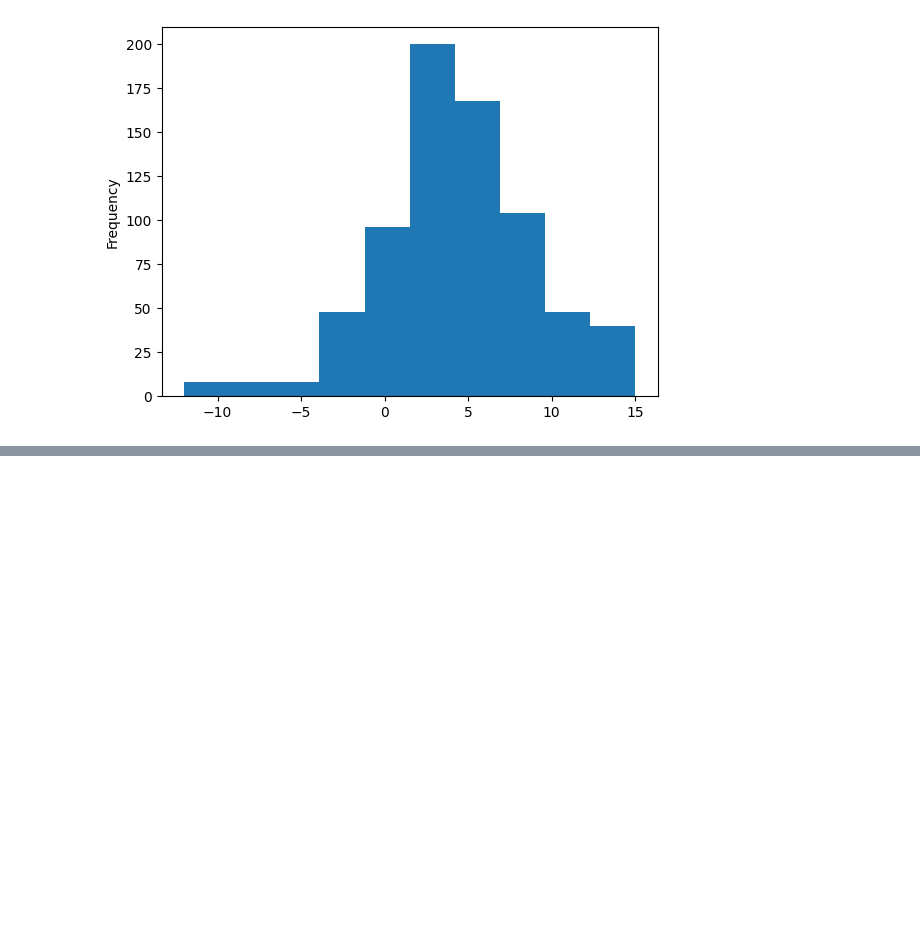
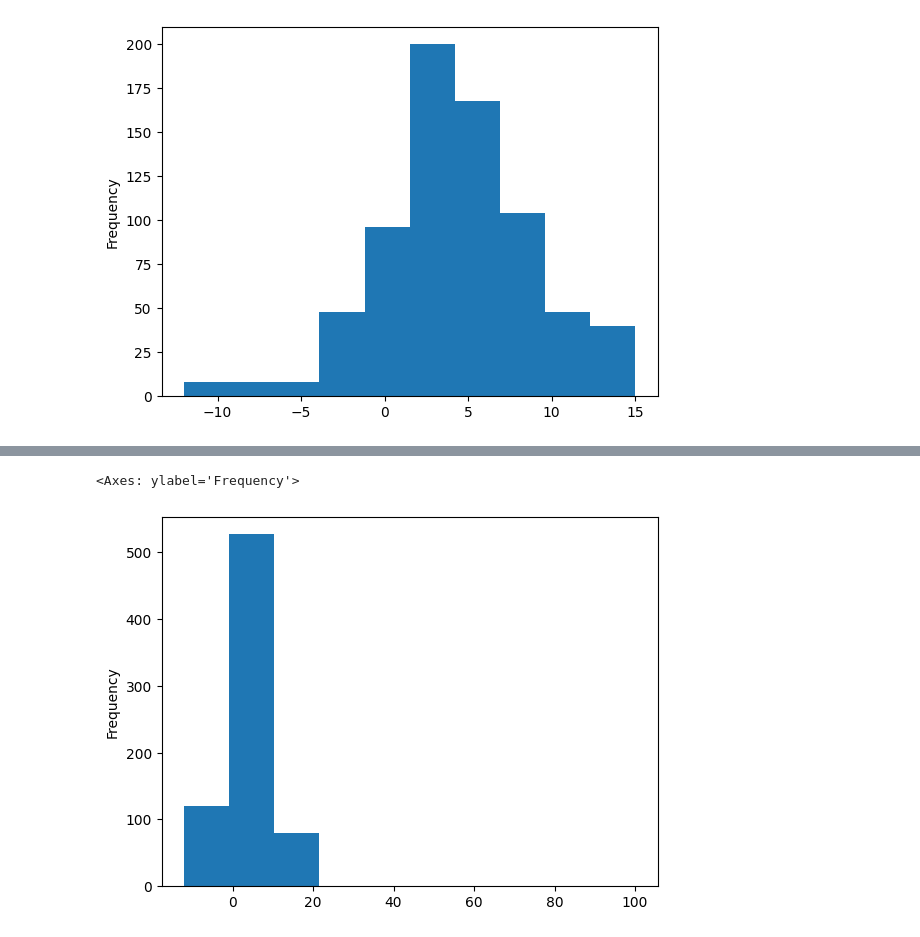
Before and after one commit to reuven/apple-2025-05May-29-visualization, a Jupyter notebook: 2025-05May-29-visualization.ipynb, the cells around one changed output, grey strips where cells are left out. Saved outputs shown, nothing was run; the diff lists cells and outputs as text; code cells hidden in the pictures; blank space fills up the shorter version.

```diff
--- a/2025-05May-29-visualization.ipynb
+++ b/2025-05May-29-visualization.ipynb
@@ -316,0 +322,7 @@ s.plot.hist()
+# %%
+s.iloc[-1] = 100
+# %%
+s.plot.hist()
+# %% [output]
+<Axes: ylabel='Frequency'>
+[figure, added]
```
Also changed, not shown: parts of 1 cell of this notebook.
